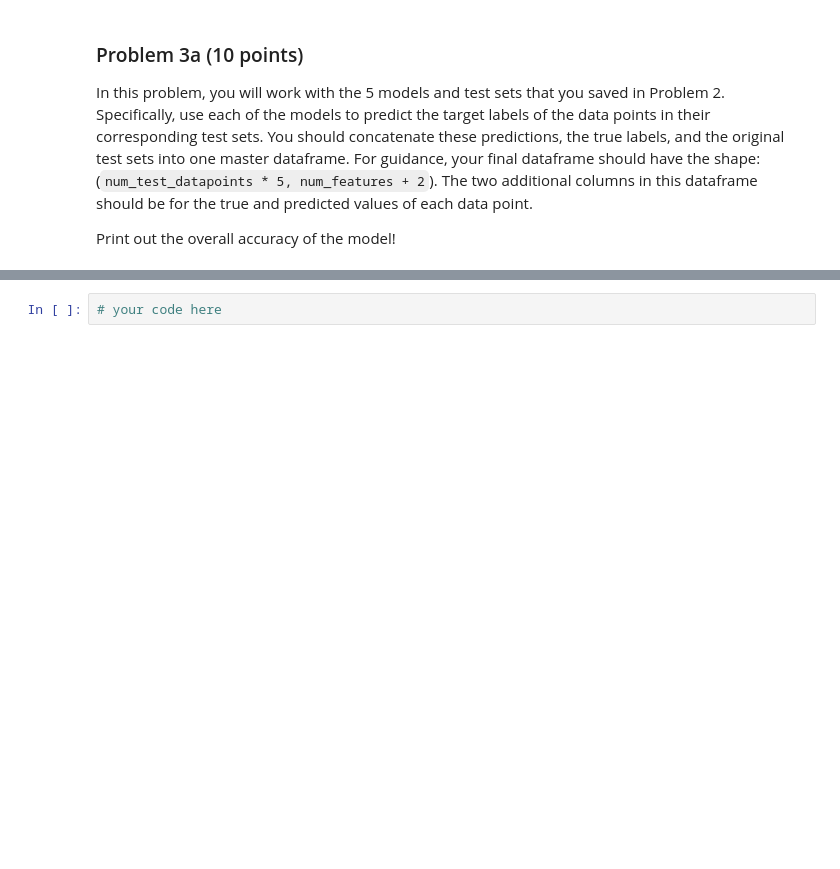
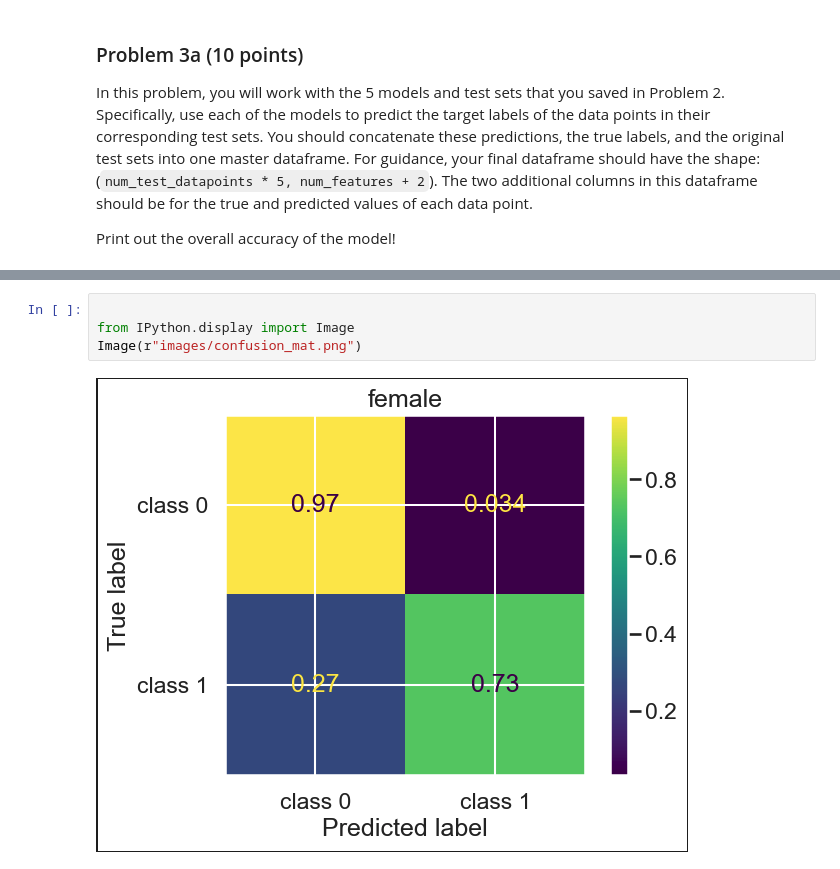
Before and after one commit to IsabellaTan/Brown-DATA1030-HW9, a Jupyter notebook: PS9.ipynb, the cells around one changed output, grey strips where cells are left out. Saved outputs shown, nothing was run; the diff lists cells and outputs as text; blank space fills up the shorter version.

```diff
--- a/PS9.ipynb
+++ b/PS9.ipynb
@@ -198,2 +627,6 @@ Write a couple of paragraphs and discuss your findings. How do you feel about th
-# %%
-# your code here
+# %%
+
+from IPython.display import Image
+Image(r"images/confusion_mat.png")
+# %% [output]
+[figure, added]
```
Also changed, not shown: parts of 18 cells of this notebook, 1 other file.
